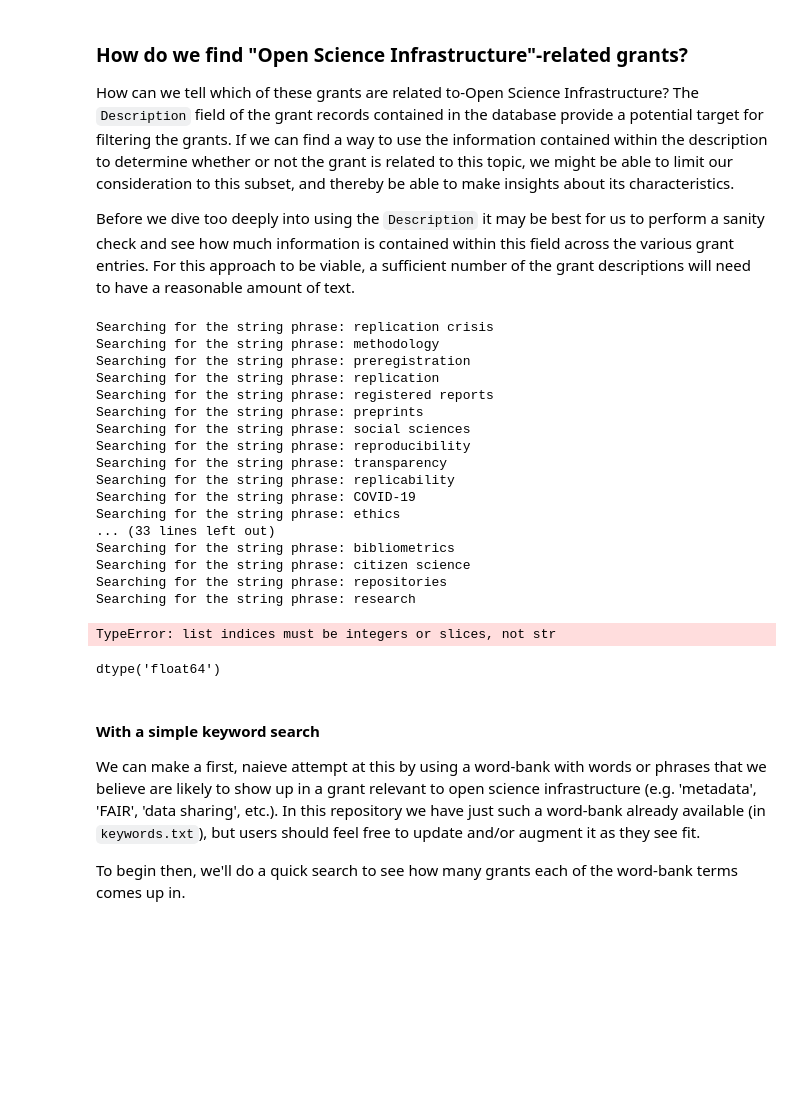
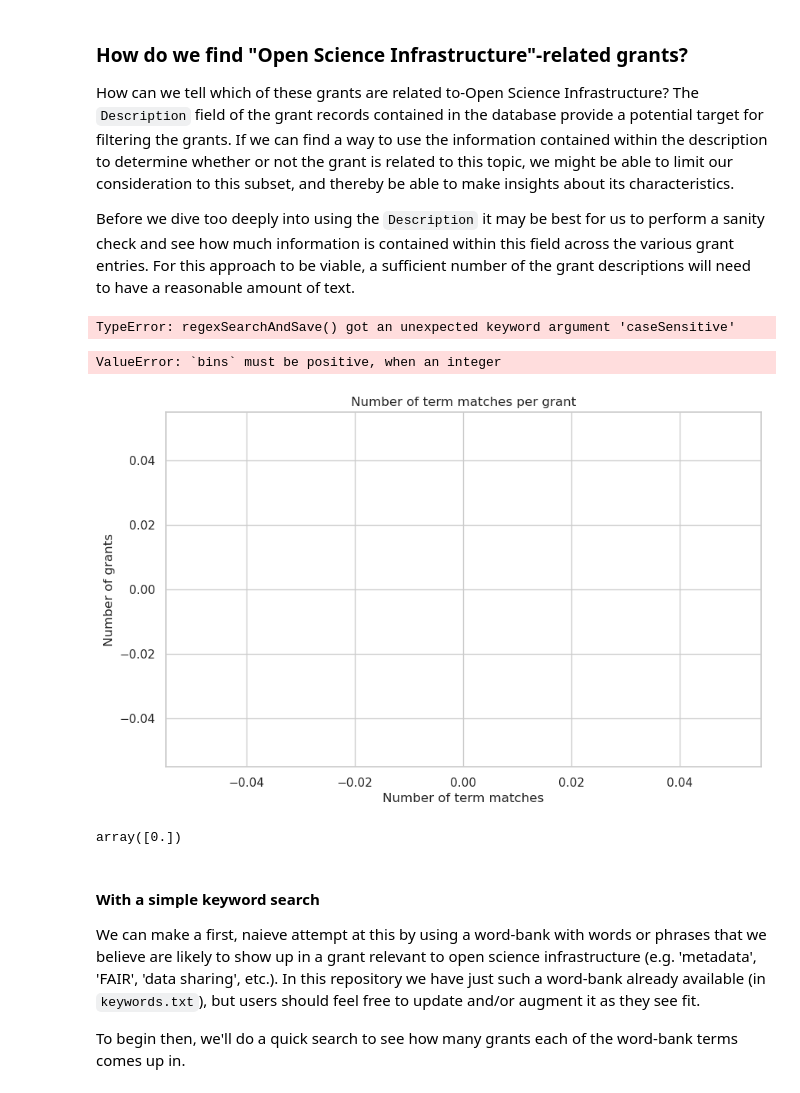
Before and after one commit to DanNBullock/USG_grants_crawl, a Jupyter notebook: notebooks/GrantsDotGov_Open_Science_REVAMP.ipynb, the cells around one changed output. Saved outputs shown, nothing was run; the diff lists cells and outputs as text; code cells hidden in the pictures; blank space fills up the shorter version.

```diff
--- a/notebooks/GrantsDotGov_Open_Science_REVAMP.ipynb
+++ b/notebooks/GrantsDotGov_Open_Science_REVAMP.ipynb
@@ -88,7 +88,7 @@ fieldsSelect=['rootTag','Description']
 # this will take a while
 # set savePath
 savePath=os.path.join(localDataDir,'grantsGov','processed',currenthSearchList + '_results.h5')
-analyzeData.regexSearchAndSave(processedDataPath,stringPhraseList,fieldsSelect,caseSensitive=False,savePath=savePath)
+analyzeData.regexSearchAndSave(processedDataPath,stringPhraseList,fieldsSelect,savePath=savePath)
 # also take this opportunity to get the departments / agencies
 agencyField=['rootTag','AgencyCode']
 # get a list of the xml contents of the processedDataPath directory
@@ -101,21 +101,4 @@ inputStructs=[os.path.join(processedDataPath,x) for x in inputStructs]
 savePath=os.path.join(localDataDir,'grantsGov','processed','grantsGov_agencies.h5')
 analyzeData.fieldExtractAndSave(inputStructs,agencyField,nameField='infer',savePath=savePath)
 # %% [output]
-Searching for the string phrase: replication crisis
-Searching for the string phrase: methodology
-Searching for the string phrase: preregistration
-Searching for the string phrase: replication
-Searching for the string phrase: registered reports
-Searching for the string phrase: preprints
-Searching for the string phrase: social sciences
-Searching for the string phrase: reproducibility
-Searching for the string phrase: transparency
-Searching for the string phrase: replicability
-Searching for the string phrase: COVID-19
-Searching for the string phrase: ethics
-... (33 lines left out)
-Searching for the string phrase: bibliometrics
-Searching for the string phrase: citizen science
-Searching for the string phrase: repositories
-Searching for the string phrase: research
+TypeError: regexSearchAndSave() got an unexpected keyword argument 'caseSensitive'
-TypeError: list indices must be integers or slices, not str
@@ -124,33 +105,45 @@ TypeError: list indices must be integers or slices, not str
 # %%
 # now we want to plot the results using seaborn
+# start by loading the hdf5 file with the results
+import h5py
+# recall this is how we set the path previously
+hd5Path=os.path.join(localDataDir,'grantsGov','processed',currenthSearchList + '_results.h5')
+# load the file
+saveDictionary=h5py.File(hd5Path,'r')
+
 # we'll produce a bar plot where the x axis is the number of term matches in a given grant, and the y axis is the number of grants with that number of term matches
 import seaborn as sns
 import matplotlib.pyplot as plt
 import numpy as np
 # set the seaborn style
 sns.set(style="whitegrid")
 # set the figure size
 plt.figure(figsize=(10, 6))
 # set the x axis label
 plt.xlabel('Number of term matches')
 # set the y axis label
 plt.ylabel('Number of grants')
 # set the title
 plt.title('Number of term matches per grant')
 # we'll need to convert the matrix into a histcount
 # we'll start by iterating over the grants, which are the colums, and couting the number of non-zero entries
-# initialize the list of counts
-countsList=[]
+# initialize the list of counts as a vector of zeros
+countsList=np.zeros(saveDictionary['dataMatrix'].shape[1])
 # iterate over the columns
 for i in range(saveDictionary['dataMatrix'].shape[1]):
     # count the number of non-zero entries
-    countsList.append(len(saveDictionary['dataMatrix'][:,i].nonzero()[0]))
+    countsList[i]=np.count_nonzero(saveDictionary['dataMatrix'][:,i])
+print('The number of grants with no term matches is ' + str(np.count_nonzero(countsList==0)))
 # then convert the countsList to a numpy array
-countsArray=np.array(countsList)
 # then plot the histogram
-sns.histplot(countsArray,binwidth=1)
+sns.histplot(countsList,binwidth=1,bins='auto')
 # %% [output]
-dtype('float64')
+ValueError: `bins` must be positive, when an integer
+[figure, added]
+# %%
+np.unique(countsList)
+# %% [output]
+array([0.])
 # %% [markdown]
 #### With a simple keyword search
 
```
Also changed, not shown: parts of 1 cell of this notebook.
